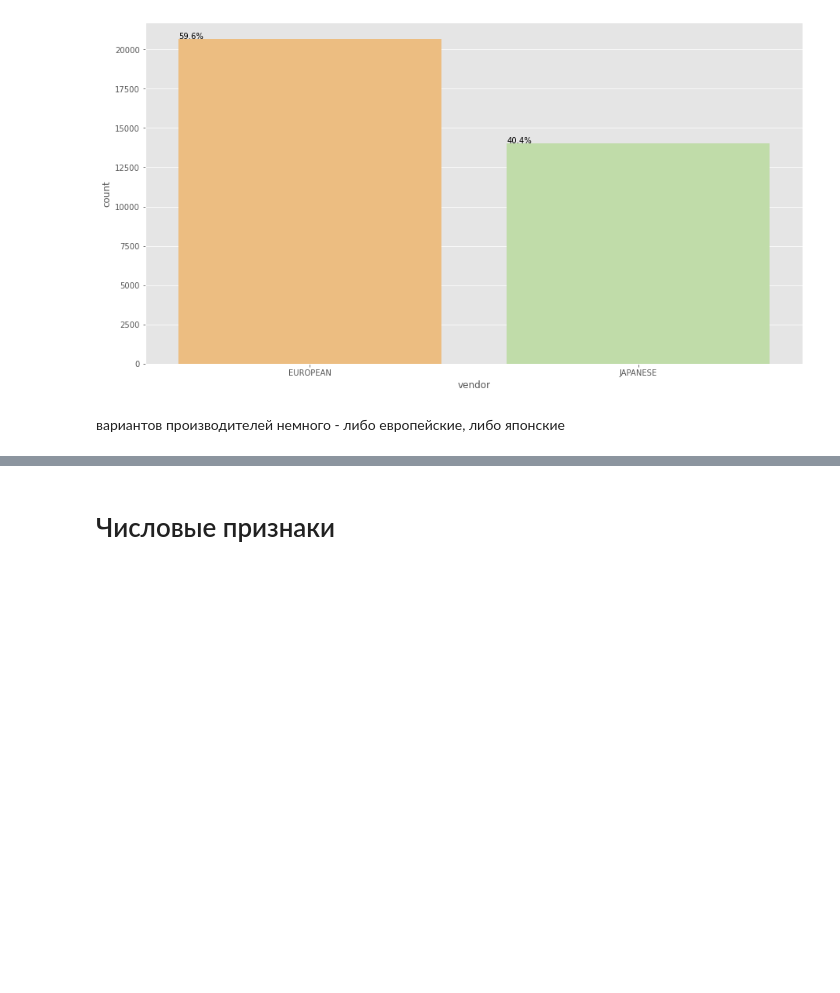
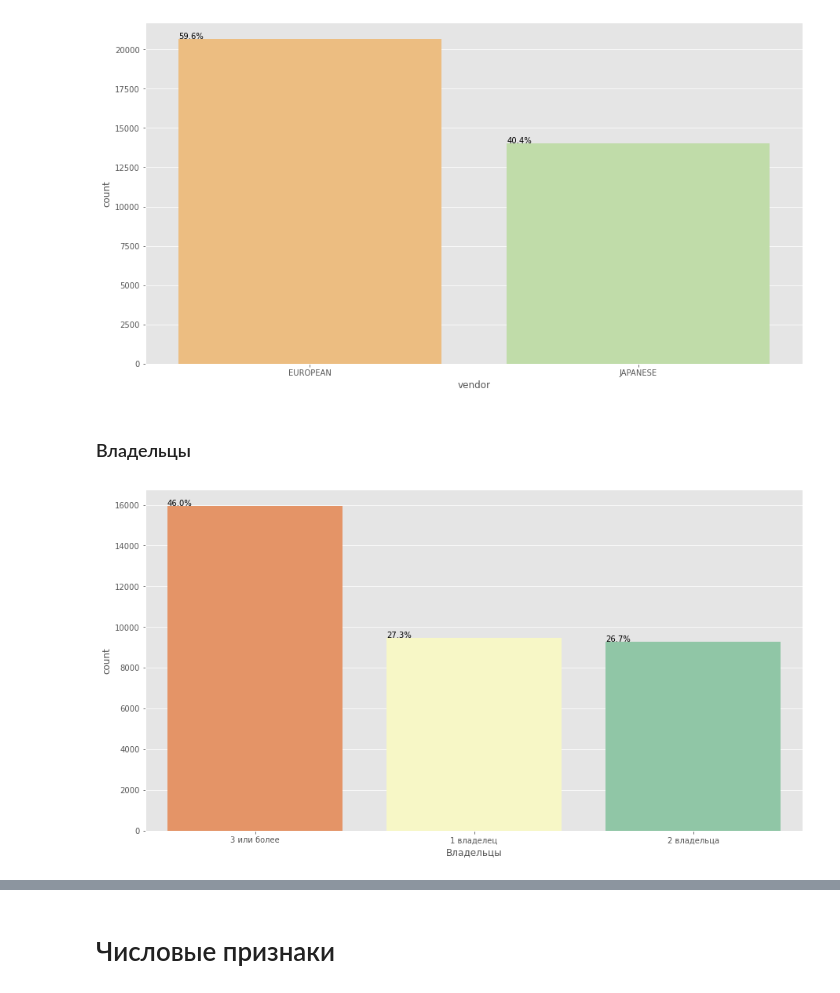
Before and after one commit to SelikhovaKate/skillfactory_rds, a Jupyter notebook: project06/project6.1_EDA_prediction.ipynb, the cells around one changed output, grey strips where cells are left out. Cells and saved outputs as stored; diff of their text form; code cells hidden in the pictures; blank space fills up the shorter version.

```diff
--- a/project06/project6.1_EDA_prediction.ipynb
+++ b/project06/project6.1_EDA_prediction.ipynb
@@ -197,5 +190,3 @@ categorial_feature("vehicleTransmission", test, rotate=0)
 categorial_feature("vendor", test, rotate=0)
 # %% [output]
 [figure]
-# %% [markdown]
-вариантов производителей немного - либо европейские, либо японские
@@ -201,0 +195,6 @@ categorial_feature("vendor", test, rotate=0)
+# %% [markdown]
+### Владельцы
+# %%
+categorial_feature("Владельцы", test, rotate=0)
+# %% [output]
+[figure, added]
```
Also changed, not shown: parts of 59 cells of this notebook.
